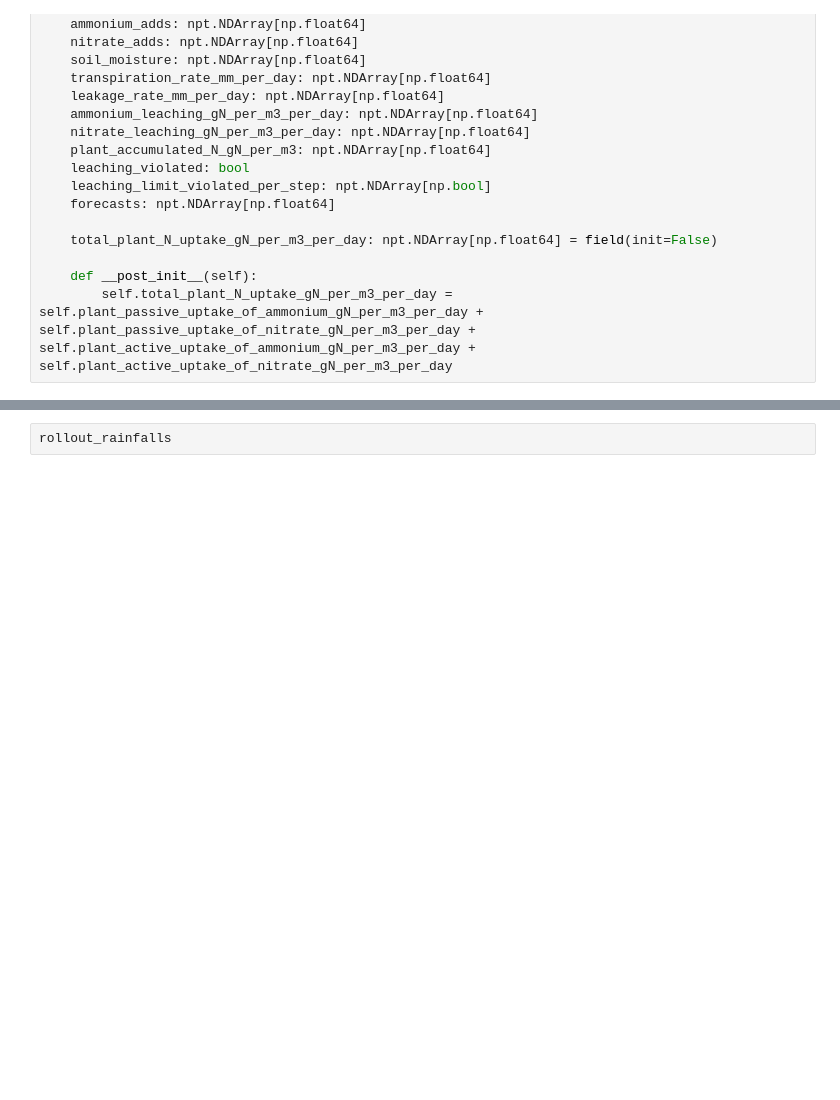
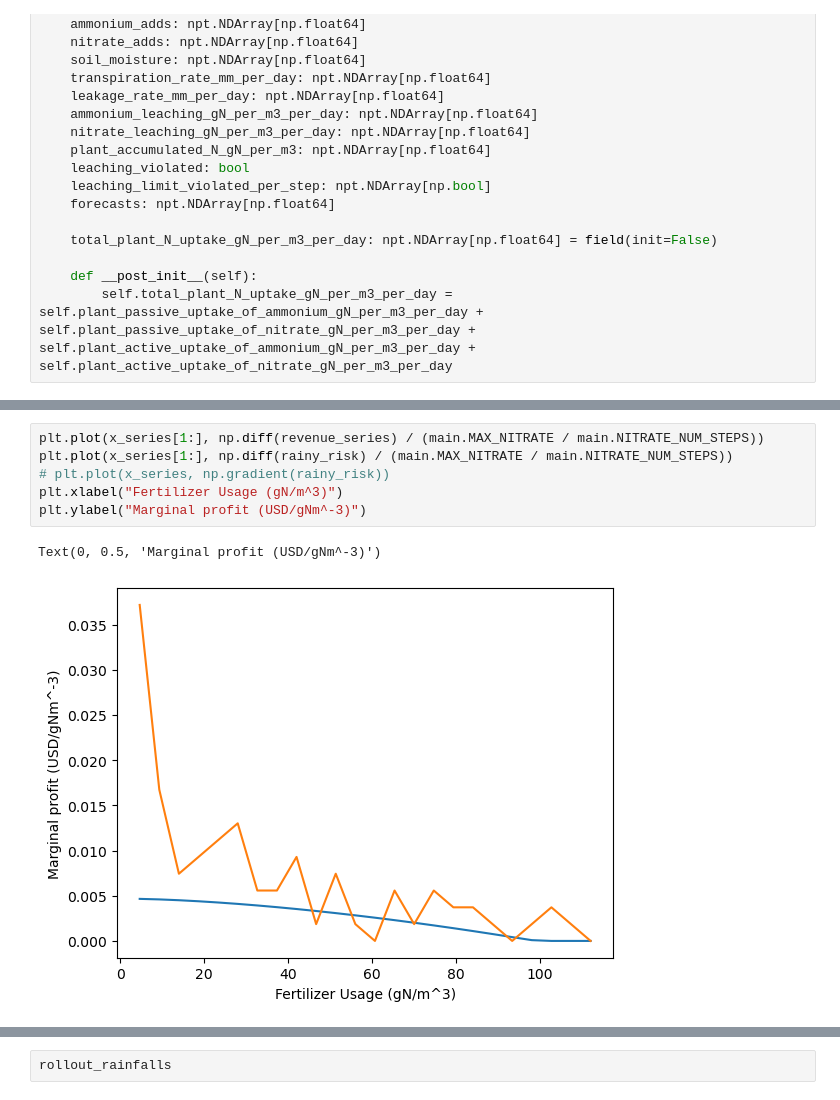
Before and after one commit to ryegleason/Optimal-Crop-Control, a Jupyter notebook: publication_rollouts.ipynb, the cells around one changed output, grey strips where cells are left out. Cells and saved outputs as stored; diff of their text form; blank space fills up the shorter version.

```diff
--- a/publication_rollouts.ipynb
+++ b/publication_rollouts.ipynb
@@ -376,0 +445,9 @@ except FileNotFoundError:
+# %%
+plt.plot(x_series[1:], np.diff(revenue_series) / (main.MAX_NITRATE / main.NITRATE_NUM_STEPS))
+plt.plot(x_series[1:], np.diff(rainy_risk) / (main.MAX_NITRATE / main.NITRATE_NUM_STEPS))
+# plt.plot(x_series, np.gradient(rainy_risk))
+plt.xlabel("Fertilizer Usage (gN/m^3)")
+plt.ylabel("Marginal profit (USD/gNm^-3)")
+# %% [output]
+Text(0, 0.5, 'Marginal profit (USD/gNm^-3)')
+[figure, added]
```
Also changed, not shown: parts of 29 cells of this notebook, 1 other file.
